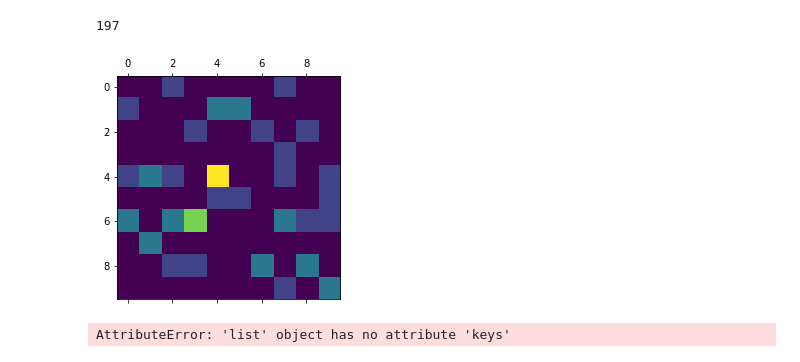
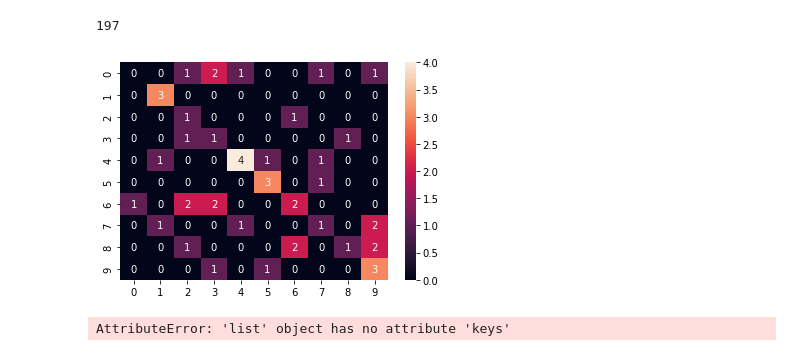
Before and after one commit to KSiva199/Final-Project-Audio, a Jupyter notebook: practice.ipynb, the cells around one changed output. Cells and saved outputs as stored; diff of their text form; code cells hidden in the pictures.

```diff
--- a/practice.ipynb
+++ b/practice.ipynb
@@ -270,17 +236,18 @@ pca.n_components_
 # %%
 from sklearn.model_selection import train_test_split
 from sklearn.metrics import confusion_matrix
+import seaborn as sb
 X_train,X_test,y_train,y_test=train_test_split(scaled,target,test_size=0.2)
 from sklearn.svm import SVC
 model=SVC(C=500,kernel='rbf')
 model.fit(X_train,y_train)
 y_pred=model.predict(X_test)
 model.score(X_test,y_test)
-cm=confusion_matrix(y_pred,y_test)
-plt.matshow(cm)
+cm=confusion_matrix(y_test,y_pred)
+sb.heatmap(cm,annot=True)
 plt.show()
 # %% [output]
-[figure, old version]
+[figure, new version]
 # %%
 import pickle
 with open("data/mel_spectrograms.pickle", "rb") as f:
```
Also changed, not shown: parts of 1 cell of this notebook.
